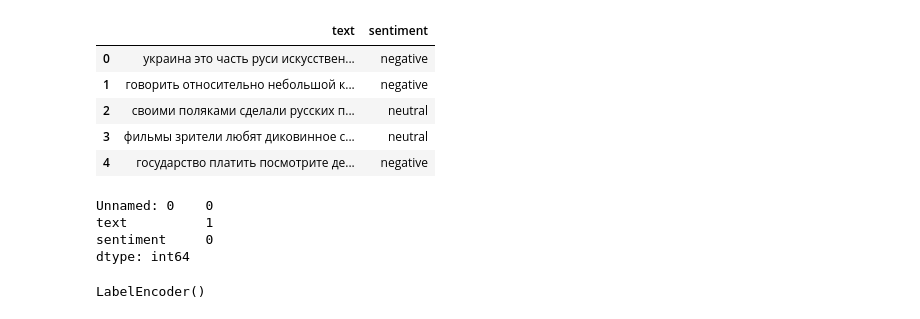
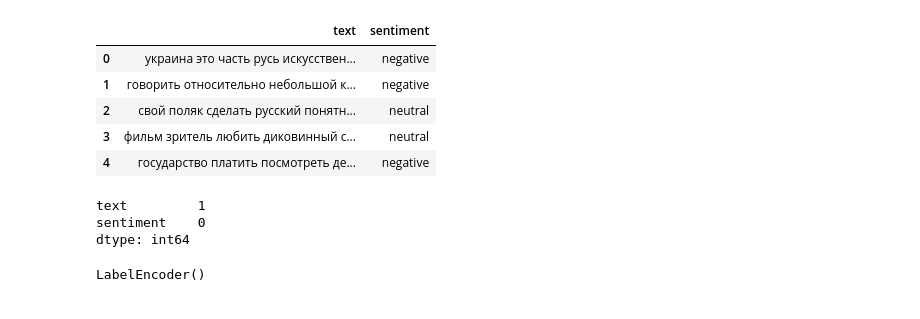
Before and after one commit to DimaScientist/RuSentimentFactors, a Jupyter notebook: notebooks/ru-text-sentiment/deep_learning/transformers.ipynb, the cells around one changed output. Saved outputs shown, nothing was run; the diff lists cells and outputs as text; code cells hidden in the pictures.

```diff
--- a/notebooks/ru-text-sentiment/deep_learning/transformers.ipynb
+++ b/notebooks/ru-text-sentiment/deep_learning/transformers.ipynb
@@ -4,56 +4,46 @@ import numpy as np
 
 from tqdm import tqdm
 
-import datasets
+import time
 
 import torch
-
+from torch import optim
+from torch.nn import functional as F
 from torch.utils.data import (
     DataLoader,
     RandomSampler,
     TensorDataset,
     SequentialSampler,
-    random_split,
 )
 
 from sklearn.model_selection import train_test_split
 from sklearn.metrics import (
     f1_score,
-    precision_score,
-    recall_score,
-    accuracy_score,
     confusion_matrix,
+    classification_report,
     ConfusionMatrixDisplay,
 )
 from sklearn.preprocessing import LabelEncoder
 from transformers import (
-    AutoTokenizer,
+    BertTokenizer,
     BertForSequenceClassification,
     get_linear_schedule_with_warmup,
 )
 import random
 
+from typing import Any, Dict, Tuple
+
 import matplotlib.pyplot as plt
 
-def classification_report(true, preds, labels=["negative", "neutral", "positive"]) -> None:
-    avearge = "weighted"
-    print(f"F1-score: {f1_score(true, preds, average=avearge)}")
-    print(f"Precision: {precision_score(true, preds, average=avearge)}")
-    print(f"Recall: {recall_score(true, preds, average=avearge)}")
-    print(f"Accuracy: {accuracy_score(true, preds)}")
-
-    ConfusionMatrixDisplay(
-        confusion_matrix(true, preds, normalize="true"),
-        display_labels=labels,
-    ).plot()
 
 
 BERT_MODEL = "DeepPavlov/rubert-base-cased"
-BERT_MAX_LENGTH = 128
+MAX_SEQ_LENGTH = 128
 BATCH_SIZE = 32
-DATASET_PATH = "../data/labeled_rusentiment_text.csv"
+DATASET_PATH = "../data/lemmatize_labeled_rusentiment_text_mystem.csv"
 N_SAMPLES = 100000
-
+NUM_CLASSES = 3
+BERT_OUTPUT = 32
 
 random.seed(42)
 np.random.seed(42)
@@ -74,22 +100,20 @@ else:
 # %%
-data = pd.read_csv(DATASET_PATH, index_col=0)
-data = data.replace({"sentiment": {1: "positive", 0: "neutral", -1: "negative"}})
+data = pd.read_csv(DATASET_PATH)
 data.head()
 # %% [output]
 |  | text | sentiment |
-| 0 | украина это часть руси искусствен... | negative |
+| 0 | украина это часть русь искусствен... | negative |
 | 1 | говорить относительно небольшой к... | negative |
-| 2 | своими поляками сделали русских п... | neutral |
-| 3 | фильмы зрители любят диковинное с... | neutral |
-| 4 | государство платить посмотрите де... | negative |
+| 2 | свой поляк сделать русский понятн... | neutral |
+| 3 | фильм зритель любить диковинный с... | neutral |
+| 4 | государство платить посмотреть де... | negative |
 # %%
 data = data.drop_duplicates(subset=["text"])
 # %%
 data.isnull().sum()
 # %% [output]
-Unnamed: 0    0
-text          1
-sentiment     0
+text         1
+sentiment    0
 dtype: int64
 # %%
 data = data.dropna(subset=["text"]).sample(frac=1).reset_index(drop=True)
```
Also changed, not shown: parts of 53 cells of this notebook, 27 other files.
